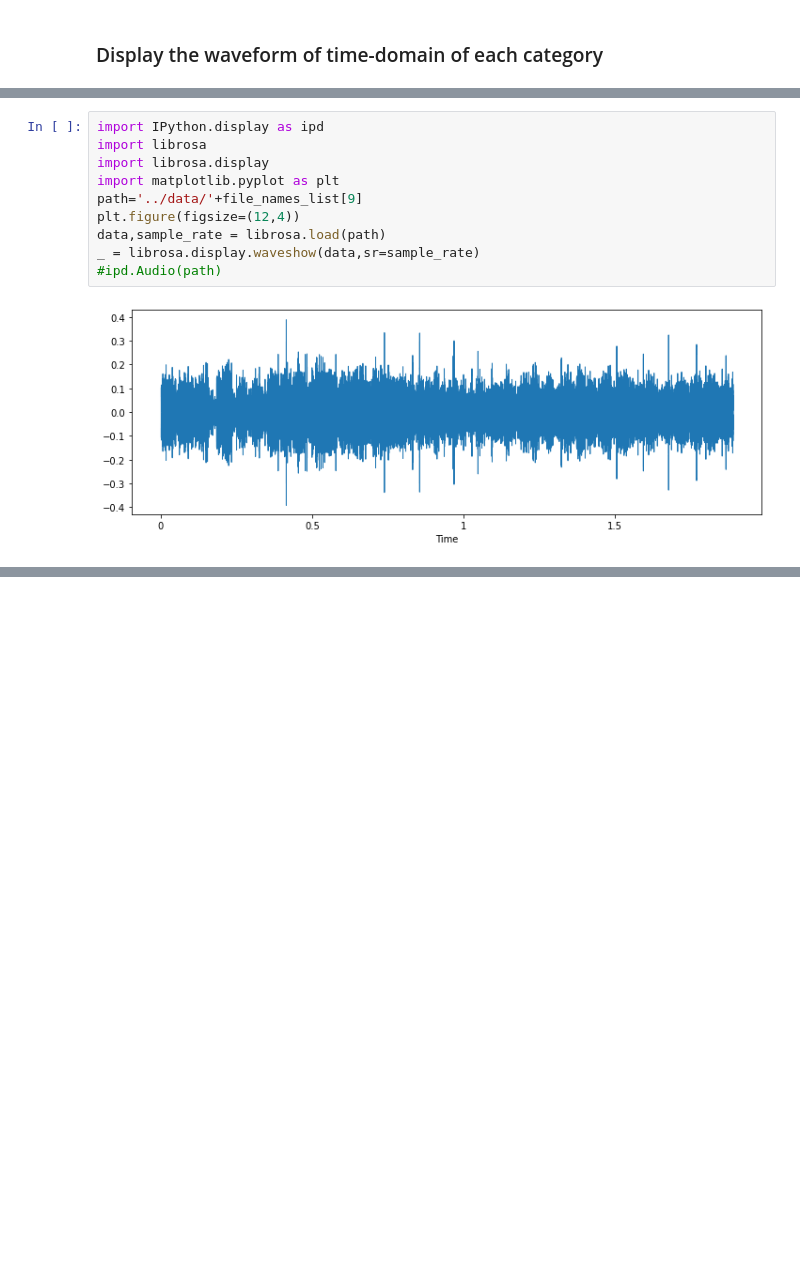
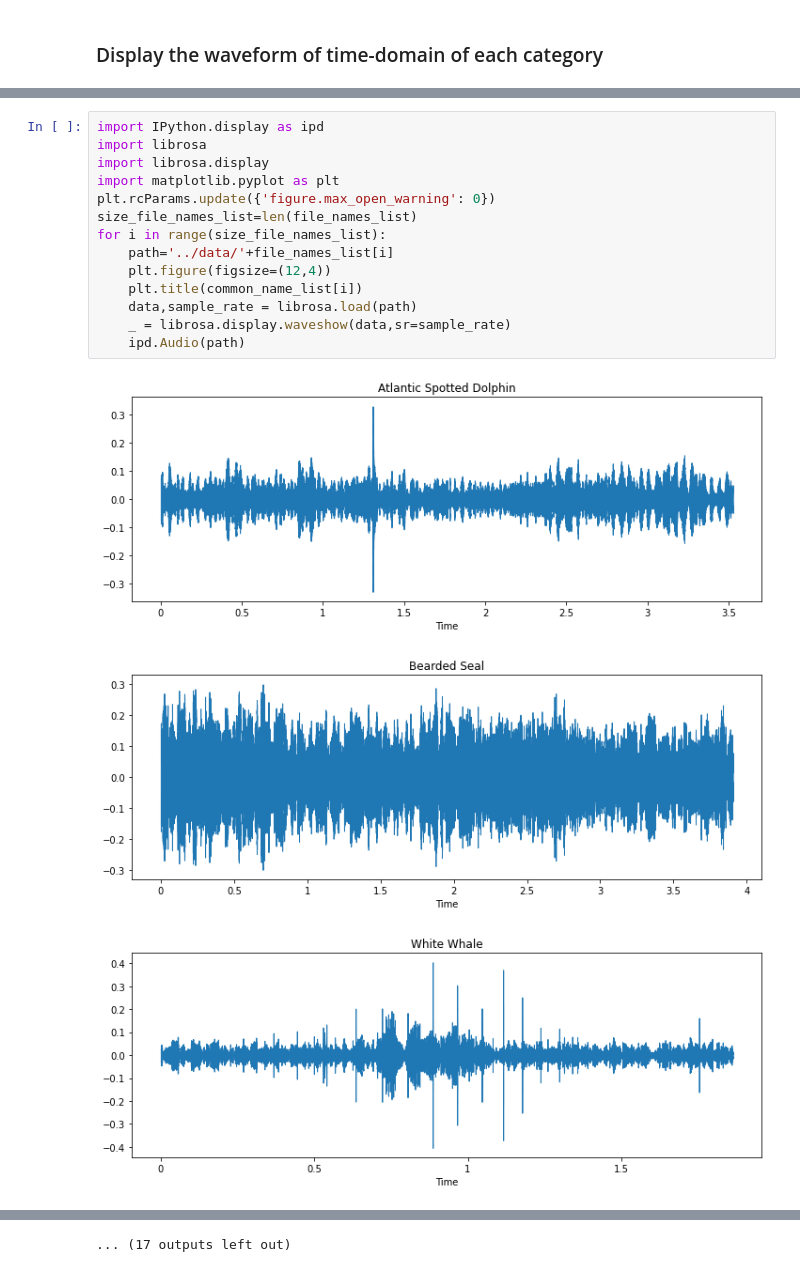
Before and after one commit to zepsgit/ocean-mammal-sounds-classification, a Jupyter notebook: time_domain_waveform.ipynb, the cells around one changed output, grey strips where cells are left out. Saved outputs shown, nothing was run; the diff lists cells and outputs as text; blank space fills up the shorter version.

Commit message:
time-domain waveform displayed

```diff
--- a/time_domain_waveform.ipynb
+++ b/time_domain_waveform.ipynb
@@ -17,12 +18,18 @@ for i in range(n):
 # %%
 import IPython.display as ipd
 import librosa
 import librosa.display
 import matplotlib.pyplot as plt
-path='../data/'+file_names_list[9]
-plt.figure(figsize=(12,4))
-data,sample_rate = librosa.load(path)
-_ = librosa.display.waveshow(data,sr=sample_rate)
-#ipd.Audio(path)
+plt.rcParams.update({'figure.max_open_warning': 0})
+size_file_names_list=len(file_names_list)
+for i in range(size_file_names_list):
+    path='../data/'+file_names_list[i]
+    plt.figure(figsize=(12,4))
+    plt.title(common_name_list[i])
+    data,sample_rate = librosa.load(path)
+    _ = librosa.display.waveshow(data,sr=sample_rate)
+    ipd.Audio(path)
 # %% [output]
-[figure, old version]
+[figure, new version]
+[figure, added]
+[figure, added]
@@ -28,0 +45 @@ _ = librosa.display.waveshow(data,sr=sample_rate)
+... (17 outputs left out)
```
Also changed, not shown: parts of 5 cells of this notebook.
